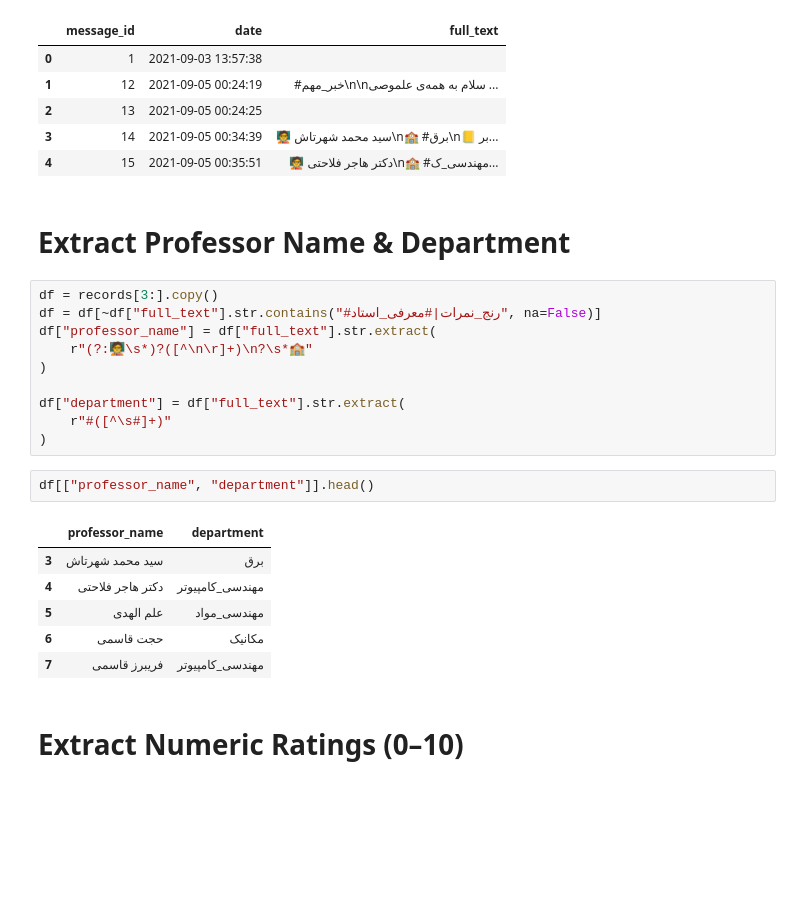
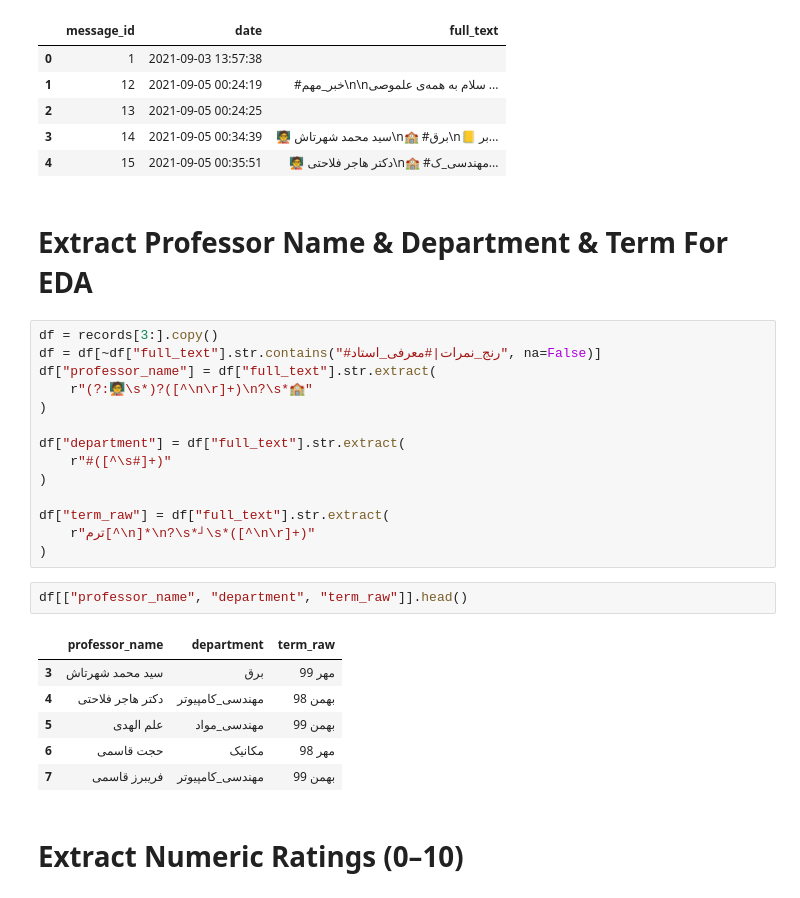
Before and after one commit to aminnademi/Elmosyar, a Jupyter notebook: EDA.ipynb, the cells around one changed output. Cells and saved outputs as stored; diff of their text form; blank space fills up the shorter version.

```diff
--- a/EDA.ipynb
+++ b/EDA.ipynb
@@ -76,7 +78,7 @@ records.head()
 | 3 | 14 | 2021-09-05 00:34:39 | 🧑‍🏫 سید محمد شهرتاش\n🏫 #برق\n📒 بر... |
 | 4 | 15 | 2021-09-05 00:35:51 | 🧑‍🏫 دکتر هاجر فلاحتی\n🏫 #مهندسی_ک... |
 # %% [markdown]
-# Extract Professor Name & Department
+# Extract Professor Name & Department & Term For EDA
 # %%
 df = records[3:].copy()
 df = df[~df["full_text"].str.contains("#رنج_نمرات|#معرفی_استاد", na=False)]
@@ -87,15 +89,19 @@ df["professor_name"] = df["full_text"].str.extract(
 df["department"] = df["full_text"].str.extract(
     r"#([^\s#]+)"
 )
+
+df["term_raw"] = df["full_text"].str.extract(
+    r"ترم[^\n]*\n?\s*┘\s*([^\n\r]+)"
+)
 # %%
-df[["professor_name", "department"]].head()
+df[["professor_name", "department", "term_raw"]].head()
 # %% [output]
-|  | professor_name | department |
-| 3 | سید محمد شهرتاش | برق |
-| 4 | دکتر هاجر فلاحتی | مهندسی_کامپیوتر |
-| 5 | علم الهدی | مهندسی_مواد |
-| 6 | حجت قاسمی | مکانیک |
-| 7 | فریبرز قاسمی | مهندسی_کامپیوتر |
+|  | professor_name | department | term_raw |
+| 3 | سید محمد شهرتاش | برق | مهر 99 |
+| 4 | دکتر هاجر فلاحتی | مهندسی_کامپیوتر | بهمن 98 |
+| 5 | علم الهدی | مهندسی_مواد | بهمن 99 |
+| 6 | حجت قاسمی | مکانیک | مهر 98 |
+| 7 | فریبرز قاسمی | مهندسی_کامپیوتر | بهمن 99 |
 # %% [markdown]
 # Extract Numeric Ratings (0–10)
 # %%
```
Also changed, not shown: parts of 18 cells of this notebook.
